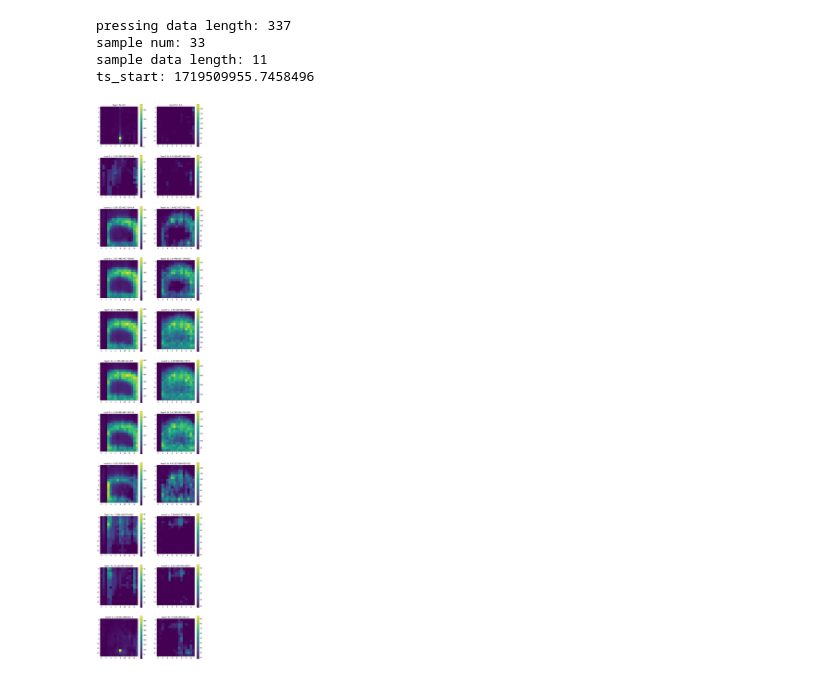
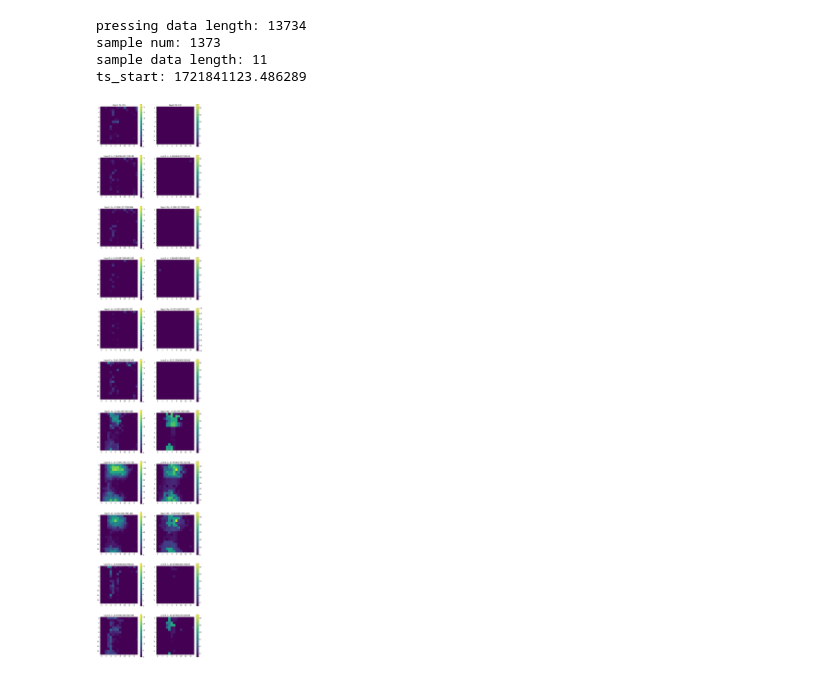
Before and after one commit to zhihuaz0413/fsr_experiments, a Jupyter notebook: test_trajectory/test_data.ipynb, the cells around one changed output. Cells and saved outputs as stored; diff of their text form; code cells hidden in the pictures.

```diff
--- a/test_trajectory/test_data.ipynb
+++ b/test_trajectory/test_data.ipynb
@@ -4,7 +4,7 @@ import numpy as np
 import matplotlib.pyplot as plt
 import os
 # %%
-data_dir = '/home/hrg/ws_moveit/data/short_rigid_letters_2806/'
+data_dir = '/home/hrg/ws_moveit/data/short_rigid_letters_2407_D_rigid/'
 
 def show_fsrmsg(fsr_data_msg, title):
   len_frames = len(fsr_data_msg)
@@ -12,10 +12,10 @@ def show_fsrmsg(fsr_data_msg, title):
   all_layer2 = np.zeros((len_frames,16,16), dtype=np.int32)
   for i in range(len_frames):
       data = fsr_data_msg[i]
-      value = data.value
+      value = data.fsr
       ts = data.timestamp
       fsr_data = np.fromstring(value, dtype=int, sep=' ')
-      fsr_data = fsr_data.reshape(16, 32)
+      fsr_data= fsr_data.reshape(16, 32)
       all_layer1[i] = fsr_data[:, 0:16]
       all_layer2[i] = fsr_data[:, 16:]
   mean_layer1 = all_layer1.mean(axis=0)
@@ -103,0 +104,31 @@ mean_layer1_0, mean_layer2_0, std_layer1_0, std_layer2_0 = show_fsrmsg(fsrmsg.fs
+# %%
+# vis acc
+begin_ts = fsrmsg.fsr_data[0].timestamp
+len_frames = len(fsrmsg.fsr_data)
+all_acc = np.zeros((len_frames,16, 3), dtype=np.int32)
+all_ts = np.zeros(len_frames, dtype=np.float32)
+for i in range(len_frames):
+    data = fsrmsg.fsr_data[i]
+    value = data.acc
+    all_ts[i] = float(int(data.timestamp) - int(begin_ts)) * 1e-9
+    acc_data = np.fromstring(value, dtype=int, sep=' ')
+    acc_data = acc_data.reshape(16, 3)
+    all_acc[i] = acc_data
+
+fig, axs = plt.subplots(3, 1, figsize=(18, 18))
+for i in range(1):
+    axs[0].plot(all_ts, all_acc[:, i, 0], label='acc'+str(i))
+    axs[1].plot(all_ts, all_acc[:, i, 1], label='acc'+str(i))
+    axs[2].plot(all_ts, all_acc[:, i, 2], label='acc'+str(i))
+    #set y limit
+    #axs[2].set_ylim(-17000, -10000)
+axs[0].legend()
+axs[0].set_title('acc x')
+axs[1].legend()
+axs[1].set_title('acc y')
+axs[2].legend()
+axs[2].set_title('acc z')
+plt.show()
+
+print(all_acc[1])
+print(all_ts[1])
@@ -160,40 +210,39 @@ print('sample data length:', len(sample_data))
 ts_start = float(int(data_pressing[0].timestamp) * (10**-9))
 print('ts_start:', ts_start)
 # %% [output]
-pressing data length: 337
-sample num: 33
+pressing data length: 13734
+sample num: 1373
 sample data length: 11
-ts_start: 1719509955.7458496
+ts_start: 1721841123.486289
 # %%
 # visualize the data according to the timestamp
 from mpl_toolkits.axes_grid1 import make_axes_locatable
 
 ts_bins = [(float(int(data.timestamp) * (10**-9)) - ts_start) for data in sample_data]
 fig, axs = plt.subplots(len(ts_bins), 2, figsize=(12, 6*len(ts_bins)))
 # fig.subplots_adjust(left=0.02, bottom=0.06, right=0.95, top=0.94, wspace=0.05)
 
 for i in range(len(ts_bins)):
-    value = sample_data[i].value
+    value = sample_data[i].fsr
     ts = ts_bins[i]
-    fsr_data = np.fromstring(value, dtype=int, sep=' ')
-    fsr_data = fsr_data.reshape(16, 32)
+    fsr_data = np.fromstring(value, dtype=int, sep=' ').reshape(16, 32)
     layer_1 = fsr_data[:, 0:16] - calib_layer1
     layer_2 = fsr_data[:, 16:] - calib_layer2
     min_val_1 = np.min(fsr_data[:, 0:16])
     max_val_1 = np.max(fsr_data[:, 0:16])
     min_val_2 = np.min(fsr_data[:, 16:])
     max_val_2 = np.max(fsr_data[:, 16:])
 
     im = axs[i, 0].imshow(layer_1, cmap='viridis', interpolation='none', vmin=min_val_1, vmax=max_val_1)
     im2 = axs[i, 1].imshow(layer_2, cmap='viridis', interpolation='none', vmin=min_val_2, vmax=max_val_2)
     axs[i, 0].set_title('layer1 ts: ' + str(ts))
     axs[i, 1].set_title('layer2 ts: ' + str(ts))
     fig.colorbar(im, ax=axs[i, 0])
     fig.colorbar(im2, ax=axs[i, 1])
 # fig.colorbar(im, ax=axs.ravel().tolist(), orientation='horizontal', fraction=0.05, pad=0.05)
 # plt.title('FSR data')
 # %% [output]
-[figure, old version]
+[figure, new version]
 # %%
 t_start = test_cmd_precision[0, 0]
 t_end = test_cmd_precision[-1, 0]
```
Also changed, not shown: parts of 25 cells of this notebook, 9 other files.
